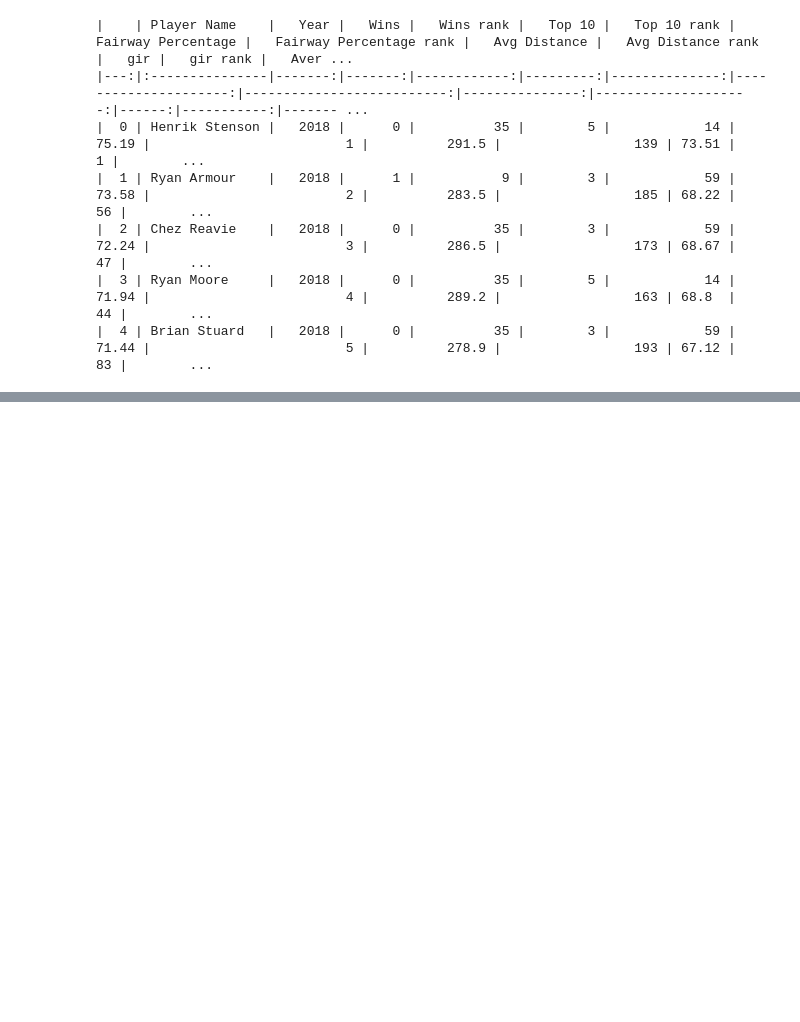
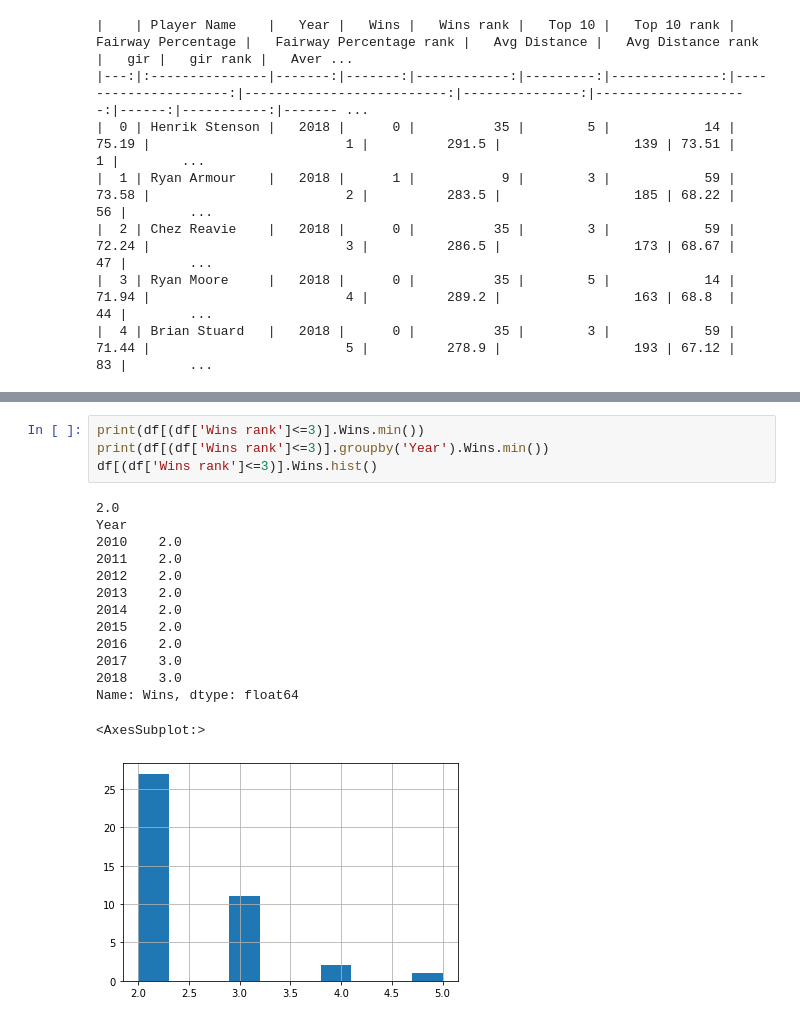
Before and after one commit to richy-p/pga_tour_analysis, a Jupyter notebook: notebooks/clean_analysis.ipynb, the cells around one changed output, grey strips where cells are left out. Saved outputs shown, nothing was run; the diff lists cells and outputs as text; blank space fills up the shorter version.

```diff
--- a/notebooks/clean_analysis.ipynb
+++ b/notebooks/clean_analysis.ipynb
@@ -34,0 +84,19 @@ print(df.head().to_markdown())
+# %%
+print(df[(df['Wins rank']<=3)].Wins.min())
+print(df[(df['Wins rank']<=3)].groupby('Year').Wins.min())
+df[(df['Wins rank']<=3)].Wins.hist()
+# %% [output]
+2.0
+Year
+2010    2.0
+2011    2.0
+2012    2.0
+2013    2.0
+2014    2.0
+2015    2.0
+2016    2.0
+2017    3.0
+2018    3.0
+Name: Wins, dtype: float64
+<AxesSubplot:>
+[figure, added]
```
Also changed, not shown: parts of 29 cells of this notebook, 29 other files.
